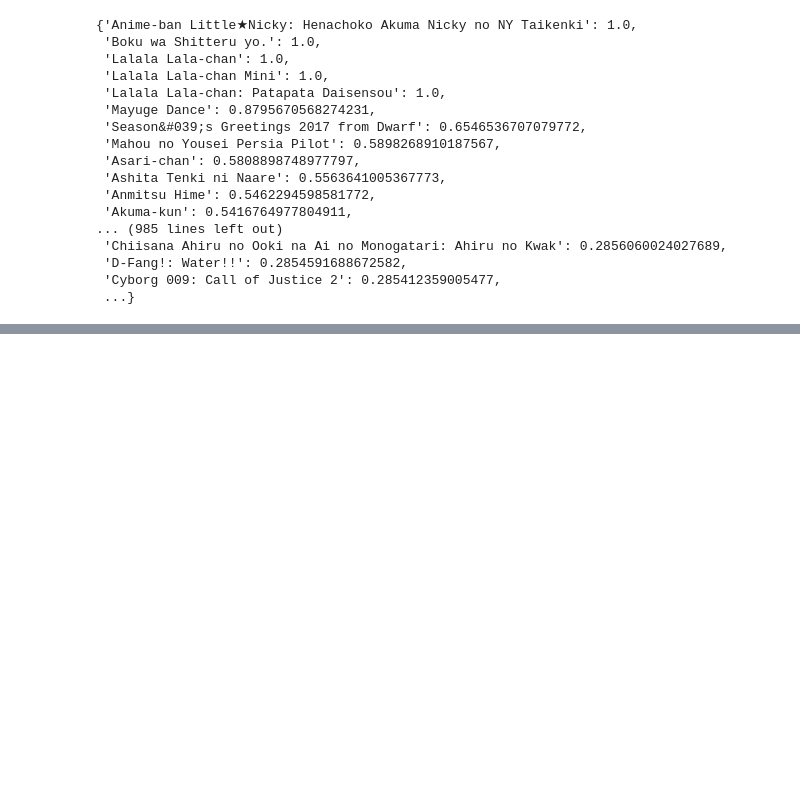
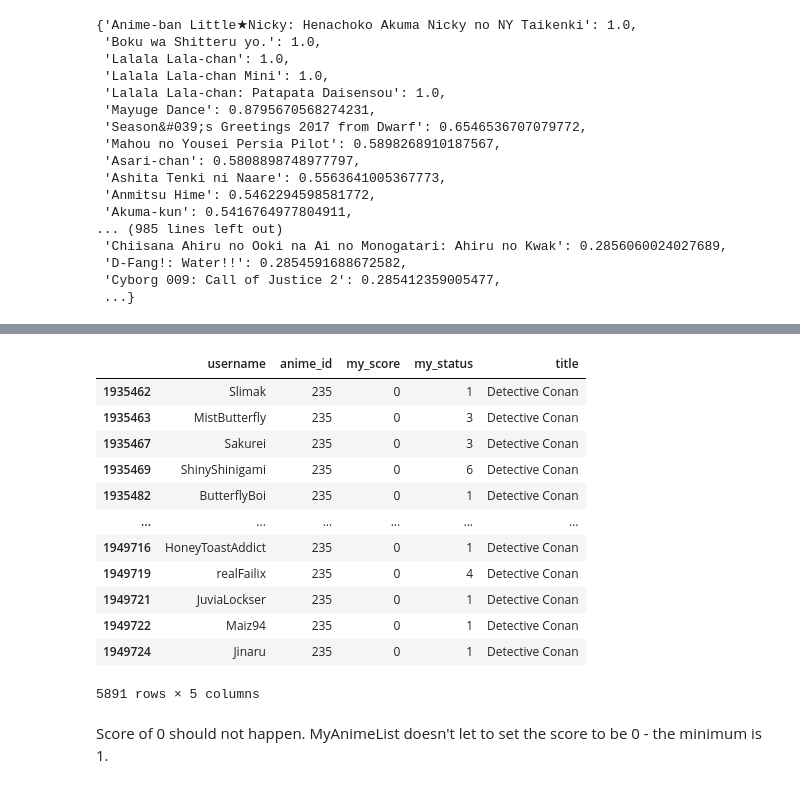
Before and after one commit to HWaiChan/anime-ml, a Jupyter notebook: data-visualisation.ipynb, the cells around one changed output, grey strips where cells are left out. Drawn from its saved outputs; the diff is of its cells as text; code cells hidden in the pictures; blank space fills up the shorter version.

```diff
--- a/data-visualisation.ipynb
+++ b/data-visualisation.ipynb
@@ -245,0 +283,18 @@ dict(sorted(results_dict.items(), key=lambda item: item[1], reverse=True))
+# %%
+ScoresDF_lite_with_names[(ScoresDF_lite_with_names['title'] == "Detective Conan") & (ScoresDF_lite_with_names['my_score'] == 0)]
+# %% [output]
+|  | username | anime_id | my_score | my_status | title |
+| 1935462 | Slimak | 235 | 0 | 1 | Detective Conan |
+| 1935463 | MistButterfly | 235 | 0 | 3 | Detective Conan |
+| 1935467 | Sakurei | 235 | 0 | 3 | Detective Conan |
+| 1935469 | ShinyShinigami | 235 | 0 | 6 | Detective Conan |
+| 1935482 | ButterflyBoi | 235 | 0 | 1 | Detective Conan |
+| ... | ... | ... | ... | ... | ... |
+| 1949716 | HoneyToastAddict | 235 | 0 | 1 | Detective Conan |
+| 1949719 | realFailix | 235 | 0 | 4 | Detective Conan |
+| 1949721 | JuviaLockser | 235 | 0 | 1 | Detective Conan |
+| 1949722 | Maiz94 | 235 | 0 | 1 | Detective Conan |
+| 1949724 | Jinaru | 235 | 0 | 1 | Detective Conan |
+5891 rows × 5 columns
+# %% [markdown]
+Score of 0 should not happen. MyAnimeList doesn't let to set the score to be 0 - the minimum is 1.
```
Also changed, not shown: parts of 9 cells of this notebook.
